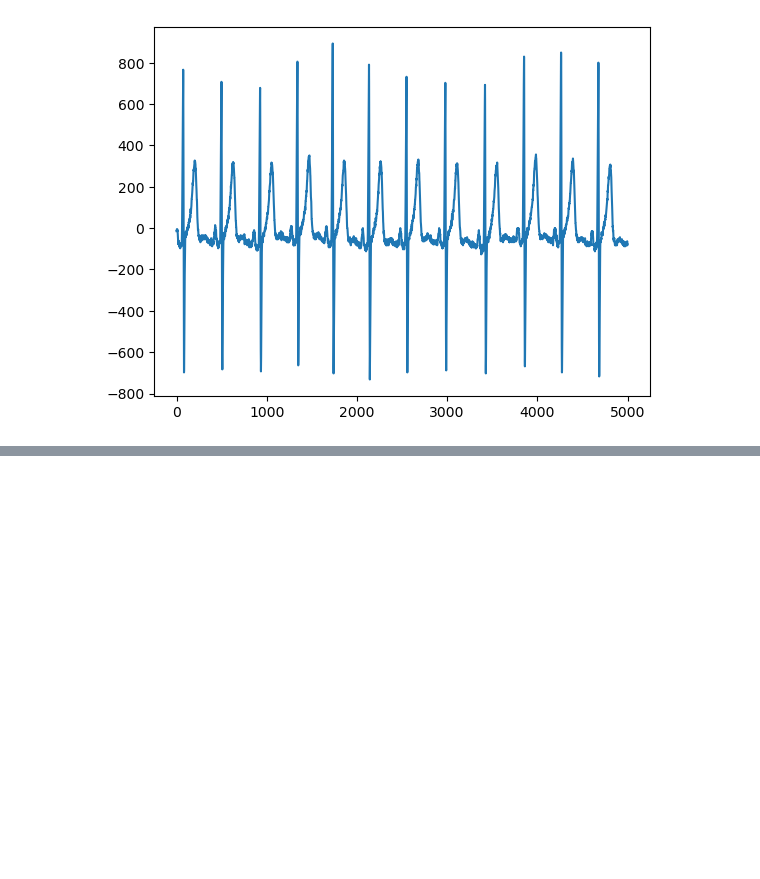
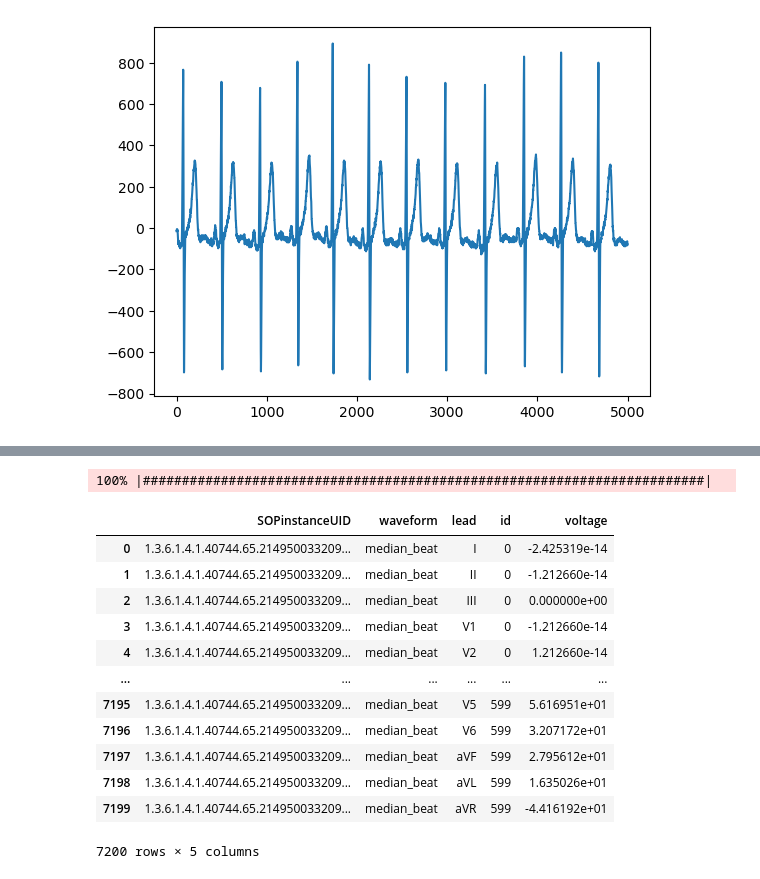
Before and after one commit to StephanvdZwaard/ECG-from-DICOM, a Jupyter notebook: read_ECG_DICOM.ipynb, the cells around one changed output, grey strips where cells are left out. Saved outputs shown, nothing was run; the diff lists cells and outputs as text; code cells hidden in the pictures; blank space fills up the shorter version.

Commit message:
Add error handling and loop over multiple ECGs

```diff
--- a/read_ECG_DICOM.ipynb
+++ b/read_ECG_DICOM.ipynb
@@ -174,0 +500,80 @@ plt.plot(dicom["Waveforms"]["V5"])
+# %%
+# Read ECG from DICOM
+
+
+# Preallocate dataframes
+general_info   = pd.DataFrame()
+median_waves   = pd.DataFrame()
+original_waves = pd.DataFrame()
+error_dicom    = pd.DataFrame()
+
+# Set-up progressbar
+i_start = 0
+i_end   = 23
+pbar    = progressbar.ProgressBar(maxval = len(ECG_files[i_start:i_end])-1).start()
+
+for i in range(i_start,i_end) :
+
+    try:
+        dicom = ecgreader(ECG_files[i], verbose=False)
+
+        # Generate Table 1: median waveform
+        mw = pd.DataFrame(dicom['MedianWaveforms'])
+        mw = mw.add_prefix('lead_')
+        mw["id"] = mw.index
+        mw = pd.wide_to_long(mw, stubnames ='lead_', i="id", j="lead",suffix = '\w+').sort_index(level=0)
+        mw["SOPinstanceUID"] = dicom["SOPinstanceUID"]
+        mw["waveform"] = "median_beat"
+        mw = mw.reset_index()
+        mw = mw[["SOPinstanceUID", "waveform", "lead","id","lead_"]]
+        mw = mw.rename(columns = {'lead_':'voltage'})
+
+
+        # Generate Table 2: waveform rhythm
+        w = pd.DataFrame(dicom['Waveforms'])
+        w = w.add_prefix('lead_')
+        w["id"] = w.index
+        w = pd.wide_to_long(w, stubnames ='lead_', i="id", j="lead",suffix = '\w+').sort_index(level=0)
+        w["SOPinstanceUID"] = dicom["SOPinstanceUID"]
+        w["waveform"] = "rhythm"
+        w = w.reset_index()
+        w = w[["SOPinstanceUID", "waveform","lead", "id","lead_"]]
+        w = w.rename(columns = {'lead_':'voltage'})
+
+
+        # Generate Table 3: general info
+        wave = dicom.pop('Waveforms')
+        mbeat= dicom.pop('MedianWaveforms')
+        info = pd.DataFrame.from_dict(dicom, orient = 'index').transpose()
+
+
+        # Combine data with other records
+        general_info    = pd.concat([general_info,info], axis=0)
+        median_waves    = pd.concat([median_waves,mw], axis=0)
+        original_waves  = pd.concat([original_waves,w], axis=0)
+
+    except:
+        dicom['file_no'] = i
+        dicom['filename'] = ECG_files[i].replace('C:/Users/Stephan.vanderZwaard/Documents/dicom/','')
+        error_dicom     = pd.concat([error_dicom,dicom], axis=0)
+
+    # Update progressbar
+    pbar.update(i-i_start)
+# %% [output]
+100% |########################################################################|
+# %%
+median_waves.loc[median_waves['SOPinstanceUID'] == '1.3.6.1.4.1.40744.65.214950033209762893283513913898962270513']
+# %% [output]
+|  | SOPinstanceUID | waveform | lead | id | voltage |
+| 0 | 1.3.6.1.4.1.40744.65.214950033209... | median_beat | I | 0 | -2.425319e-14 |
+| 1 | 1.3.6.1.4.1.40744.65.214950033209... | median_beat | II | 0 | -1.212660e-14 |
+| 2 | 1.3.6.1.4.1.40744.65.214950033209... | median_beat | III | 0 | 0.000000e+00 |
+| 3 | 1.3.6.1.4.1.40744.65.214950033209... | median_beat | V1 | 0 | -1.212660e-14 |
+| 4 | 1.3.6.1.4.1.40744.65.214950033209... | median_beat | V2 | 0 | 1.212660e-14 |
+| ... | ... | ... | ... | ... | ... |
+| 7195 | 1.3.6.1.4.1.40744.65.214950033209... | median_beat | V5 | 599 | 5.616951e+01 |
+| 7196 | 1.3.6.1.4.1.40744.65.214950033209... | median_beat | V6 | 599 | 3.207172e+01 |
+| 7197 | 1.3.6.1.4.1.40744.65.214950033209... | median_beat | aVF | 599 | 2.795612e+01 |
+| 7198 | 1.3.6.1.4.1.40744.65.214950033209... | median_beat | aVL | 599 | 1.635026e+01 |
+| 7199 | 1.3.6.1.4.1.40744.65.214950033209... | median_beat | aVR | 599 | -4.416192e+01 |
+7200 rows × 5 columns
```
Also changed, not shown: parts of 30 cells of this notebook.
